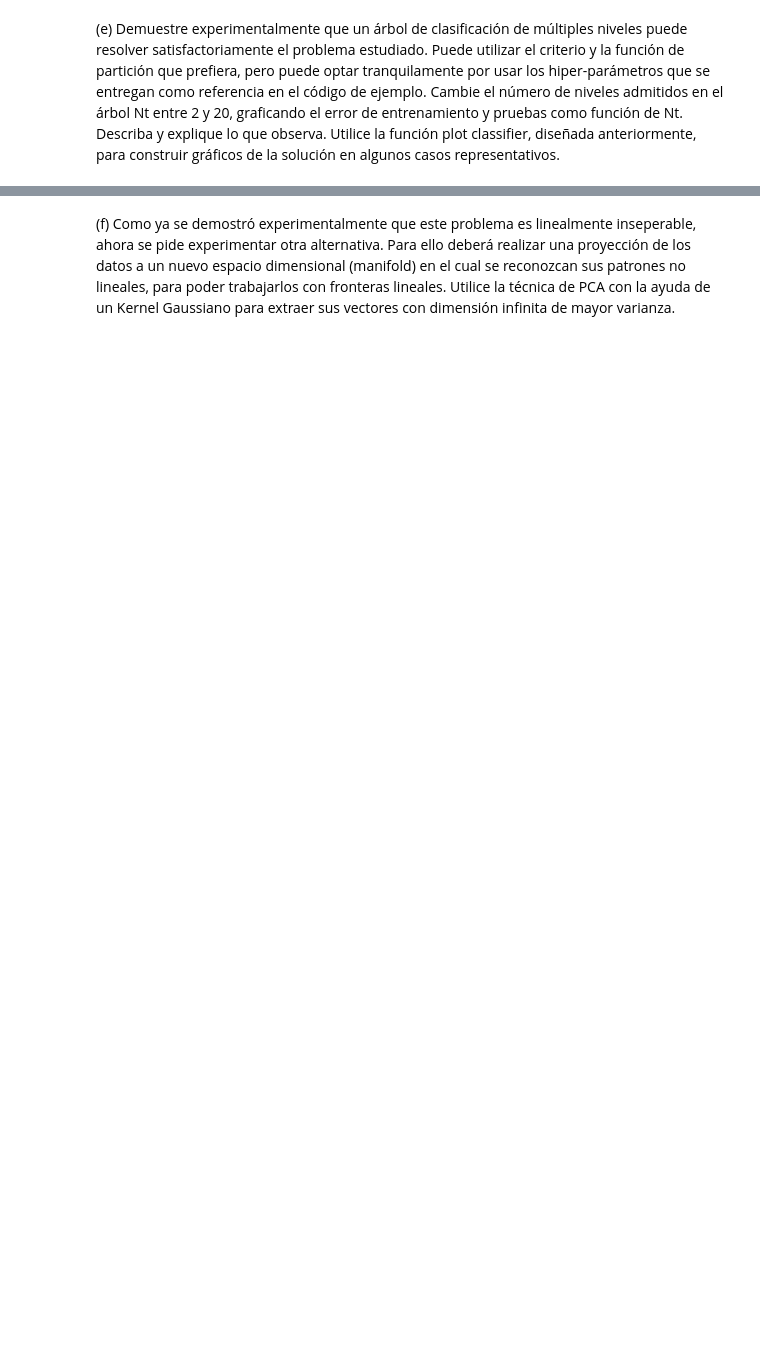
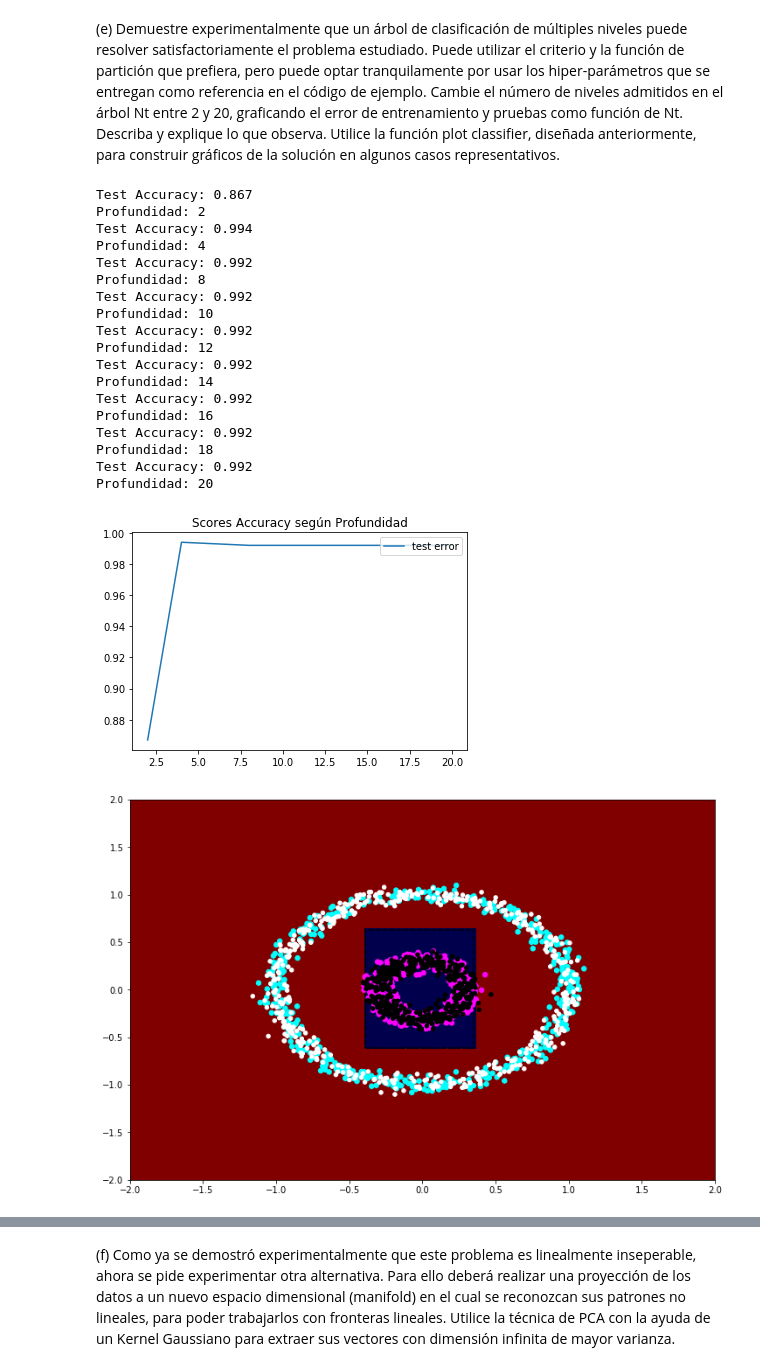
Before and after one commit to AlfredoAlfi/MachineLearning3, a Jupyter notebook: MachineLearning3.ipynb, the cells around one changed output, grey strips where cells are left out. Drawn from its saved outputs; the diff is of its cells as text; code cells hidden in the pictures; blank space fills up the shorter version.

```diff
--- a/MachineLearning3.ipynb
+++ b/MachineLearning3.ipynb
@@ -137,8 +454,53 @@ función plot classifier, diseñada anteriormente, para construir gráficos de l
 representativos.
 
 </p>
-# %%
-#...
-n_t=8
-clf=Tree(criterion='gini',splitter='best',random_state=0,max_depth=n_t)
-clf.fit(X_train,Y_train)
+# %%
+from sklearn.tree import DecisionTreeClassifier as Tree
+N_T=[2,4,8,10,12,14,16,18,20]
+test_acc = []
+for n_t in N_T:
+    clf=Tree(criterion='gini',splitter='best',random_state=0,max_depth=n_t)
+    clf.fit(X_train,Y_train)
+    acc_test = clf.score(X_test,Y_test)
+    test_acc.append(acc_test)
+    print("Test Accuracy: "+str(acc_test))
+    print("Profundidad: "+ str(n_t))
+
+import matplotlib.pyplot as plt
+ax = plt.gca()
+plt.title('Scores Accuracy según Profundidad')
+ax.plot(N_T,test_acc,label='test error')
+plt.legend(loc=1)
+ax.set_xlim(ax.get_xlim()[::1])
+plt.show()
+
+clf=Tree(criterion='gini',splitter='best',random_state=0,max_depth=4)
+clf.fit(X_train,Y_train)
+acc_test = clf.score(X_test,Y_test)
+plot_classifier(clf,X_train,Y_train,X_test,Y_test,'tree')
+
+clf=Tree(criterion='gini',splitter='best',random_state=0,max_depth=20)
+clf.fit(X_train,Y_train)
+acc_test = clf.score(X_test,Y_test)
+plot_classifier(clf,X_train,Y_train,X_test,Y_test,'tree')
+# %% [output]
+Test Accuracy: 0.867
+Profundidad: 2
+Test Accuracy: 0.994
+Profundidad: 4
+Test Accuracy: 0.992
+Profundidad: 8
+Test Accuracy: 0.992
+Profundidad: 10
+Test Accuracy: 0.992
+Profundidad: 12
+Test Accuracy: 0.992
+Profundidad: 14
+Test Accuracy: 0.992
+Profundidad: 16
+Test Accuracy: 0.992
+Profundidad: 18
+Test Accuracy: 0.992
+Profundidad: 20
+[figure, added]
+[figure, added]
```
Also changed, not shown: parts of 16 cells of this notebook.
